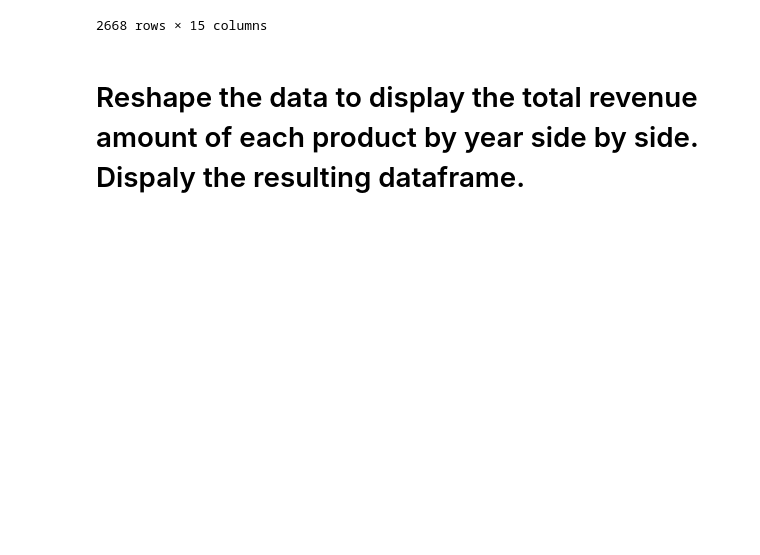
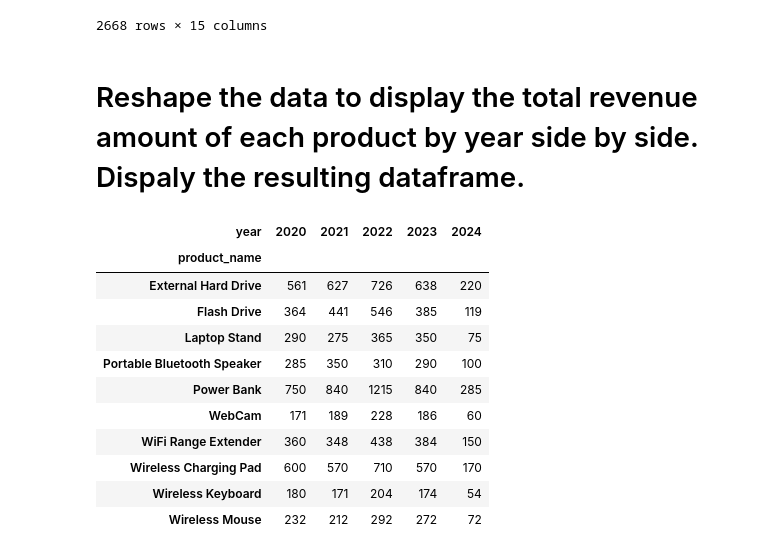
Before and after one commit to MugemaneBertin2001/ASSIGNEMENT-3, a Jupyter notebook: TAKE HOME ASSIGNMENT 3 - 4 MAY 2024.ipynb, the cells around one changed output. Drawn from its saved outputs; the diff is of its cells as text; code cells hidden in the pictures; blank space fills up the shorter version.

```diff
--- a/TAKE HOME ASSIGNMENT 3 - 4 MAY 2024.ipynb
+++ b/TAKE HOME ASSIGNMENT 3 - 4 MAY 2024.ipynb
@@ -224,3 +211,26 @@ fig = go.Figure(data=traces, layout=layout)
 fig.show()
 # %% [markdown]
 # Reshape the data to display the total revenue amount of each product by year side by side. Dispaly the resulting dataframe.
+# %%
+def extract_year(date_string):
+    date_obj = datetime.strptime(date_string, '%Y-%m-%d')
+    year = date_obj.year
+    return year
+
+merged_dataset['year'] = merged_dataset['invoice_date'].apply(extract_year)
+
+pivot_table = merged_dataset.pivot_table(index='product_name', columns='year', values='product_profit', aggfunc='sum')
+pivot_table
+# %% [output]
+| year | 2020 | 2021 | 2022 | 2023 | 2024 |
+| product_name |  |  |  |  |  |
+| External Hard Drive | 561 | 627 | 726 | 638 | 220 |
+| Flash Drive | 364 | 441 | 546 | 385 | 119 |
+| Laptop Stand | 290 | 275 | 365 | 350 | 75 |
+| Portable Bluetooth Speaker | 285 | 350 | 310 | 290 | 100 |
+| Power Bank | 750 | 840 | 1215 | 840 | 285 |
+| WebCam | 171 | 189 | 228 | 186 | 60 |
+| WiFi Range Extender | 360 | 348 | 438 | 384 | 150 |
+| Wireless Charging Pad | 600 | 570 | 710 | 570 | 170 |
+| Wireless Keyboard | 180 | 171 | 204 | 174 | 54 |
+| Wireless Mouse | 232 | 212 | 292 | 272 | 72 |
```
Also changed, not shown: parts of 2 cells of this notebook.
